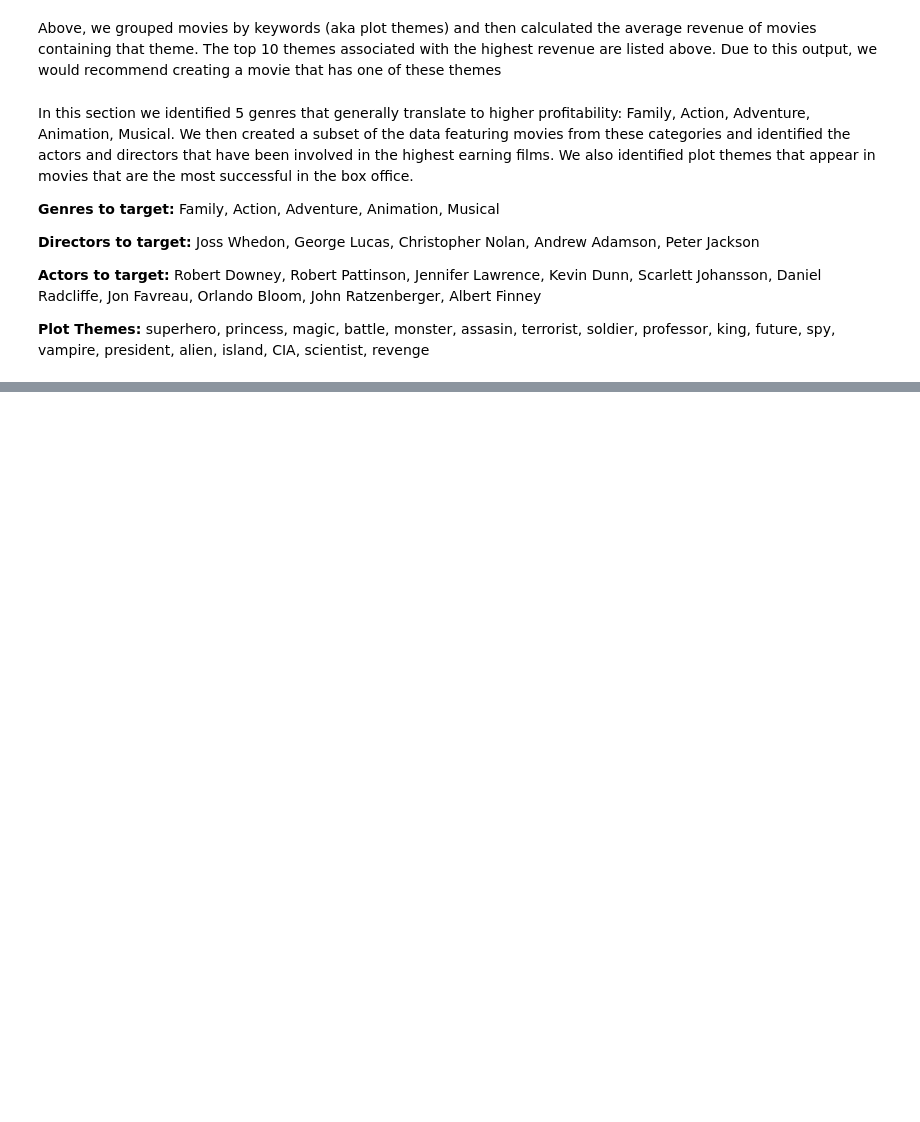
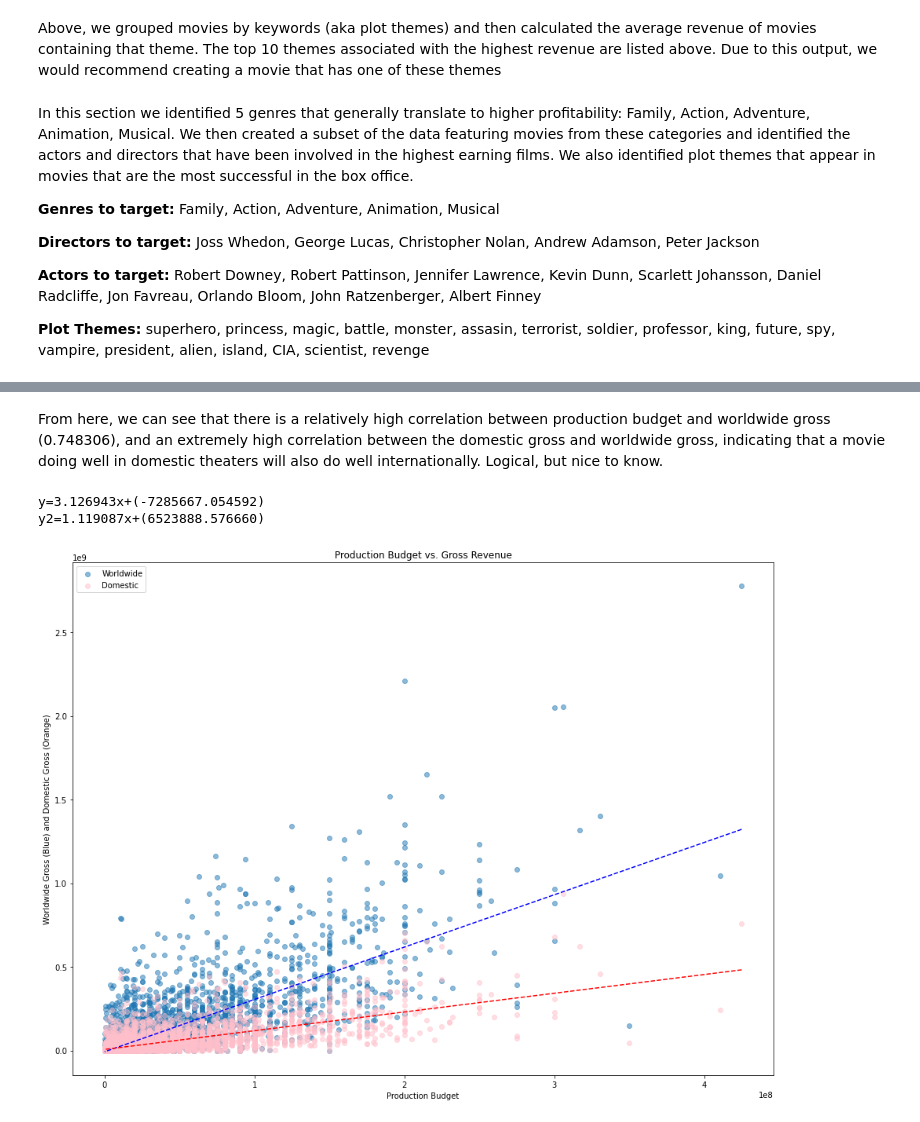
Before and after one commit to KPMcDonough49/dsc-phase-1-project, a Jupyter notebook: Technical Notebook.ipynb, the cells around one changed output, grey strips where cells are left out. Cells and saved outputs as stored; diff of their text form; code cells hidden in the pictures; blank space fills up the shorter version.

```diff
--- a/Technical Notebook.ipynb
+++ b/Technical Notebook.ipynb
@@ -727,0 +533,3 @@ In this section we identified 5 genres that generally translate to higher profit
+# %%
+df = pd.read_csv('zippedData/tn.movie_budgets.csv.gz')
+df.head()
@@ -727,0 +563,5 @@ In this section we identified 5 genres that generally translate to higher profit
+# %%
+#cleaning the production budget column, domestic_gross column, worldwide_gross column to be floats
+df['prod_budg_fixed'] = df['production_budget'].str.replace('$', '').str.replace(',','').astype(float)
+df['dom_gross_fixed'] = df['domestic_gross'].str.replace('$', '').str.replace(',','').astype(float)
+df['world_gross_fixed'] = df['worldwide_gross'].str.replace('$', '').str.replace(',','').astype(float)
@@ -727,0 +601,44 @@ In this section we identified 5 genres that generally translate to higher profit
+# %% [markdown]
+From here, we can see that there is a relatively high correlation between production budget and worldwide gross (0.748306), and an extremely high correlation between the domestic gross and worldwide gross, indicating that a movie doing well in domestic theaters will also do well internationally. Logical, but nice to know.
+# %%
+#scatterplot of production budget vs worldwide gross
+import matplotlib.pyplot as plt
+from matplotlib.axis import Axis
+import seaborn as sns
+import numpy as np
+import pylab as plb
+
+
+#code for basic scatter plot
+x = df['prod_budg_fixed']
+y = df['world_gross_fixed']
+
+fig, ax = plt.subplots(figsize=(16, 12))
+
+#going for more of a 'heatmap' style plot for readability, so opacity is low
+ax.scatter(x, y, alpha=0.5)
+ax.set_title('Production Budget vs. Gross Revenue')
+ax.set_xlabel('Production Budget')
+ax.set_ylabel('Worldwide Gross (Blue) and Domestic Gross (Orange)')
+
+#domestic gross scatter plot
+y2 = df['dom_gross_fixed']
+ax.scatter(x, y2, alpha=0.5, c='pink')
+plt.legend(['Worldwide', 'Domestic'])
+
+#finding the trend line
+z = np.polyfit(x,y,1)
+p = np.poly1d(z)
+plb.plot(x, p(x), 'b--')
+#Supposedly the equation for the line (need to look into this more to understand it)
+print("y=%.6fx+(%.6f)"%(z[0],z[1]))
+
+#second trend line
+z2 = np.polyfit(x,y2,1)
+p2 = np.poly1d(z2)
+plb.plot(x, p2(x), 'r--')
+print("y2=%.6fx+(%.6f)"%(z2[0],z2[1]))
+# %% [output]
+y=3.126943x+(-7285667.054592)
+y2=1.119087x+(6523888.576660)
+[figure, added]
```
Also changed, not shown: parts of 29 cells of this notebook, 1 other file.
